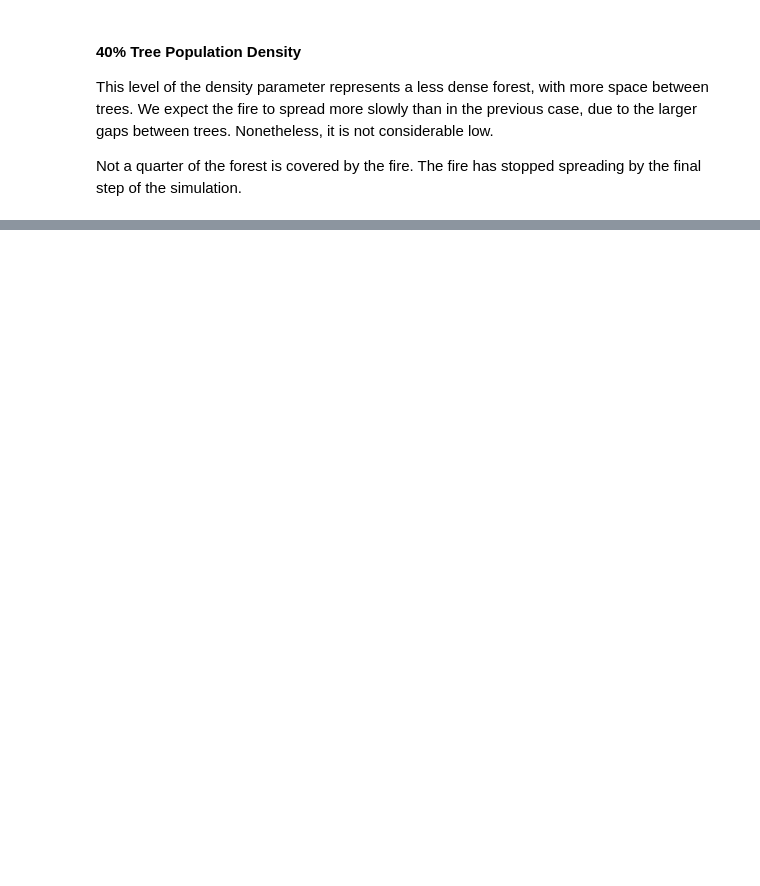
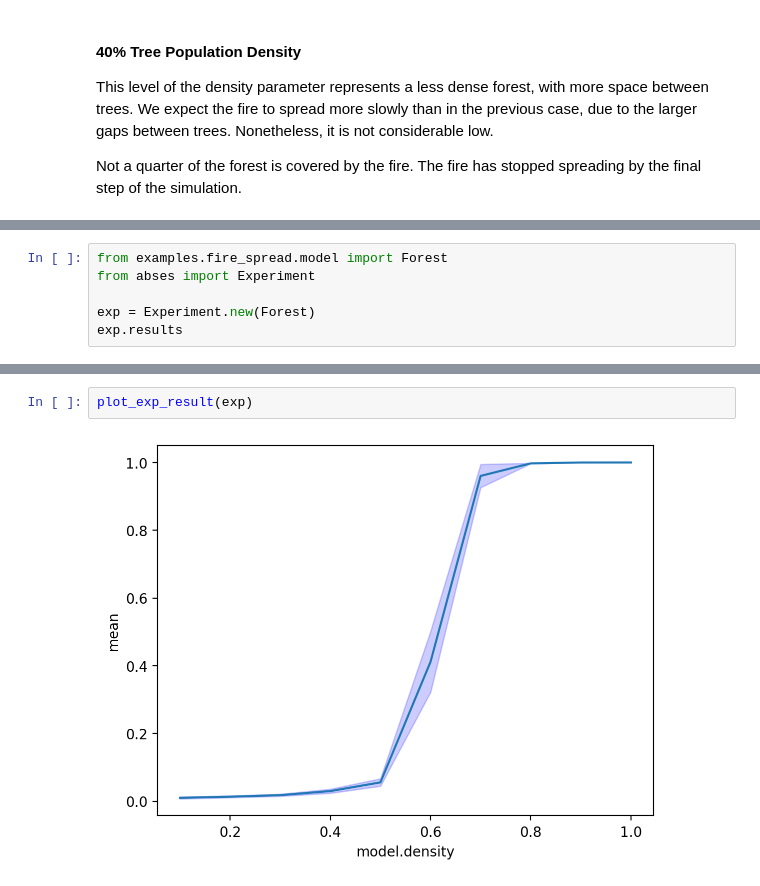
Before and after one commit to ABSESpy/ABSESpy, a Jupyter notebook: docs/tutorial/beginner/fire_tutorial.ipynb, the cells around one changed output, grey strips where cells are left out. Saved outputs shown, nothing was run; the diff lists cells and outputs as text; blank space fills up the shorter version.

```diff
--- a/docs/tutorial/beginner/fire_tutorial.ipynb
+++ b/docs/tutorial/beginner/fire_tutorial.ipynb
@@ -224,0 +252,6 @@ df.groupby("job_id")["burned"].mean().plot()
+# %%
+from examples.fire_spread.model import Forest
+from abses import Experiment
+
+exp = Experiment.new(Forest)
+exp.results
@@ -224,0 +364,4 @@ df.groupby("job_id")["burned"].mean().plot()
+# %%
+plot_exp_result(exp)
+# %% [output]
+[figure, added]
```
Also changed, not shown: parts of 28 cells of this notebook, 5 other files.
